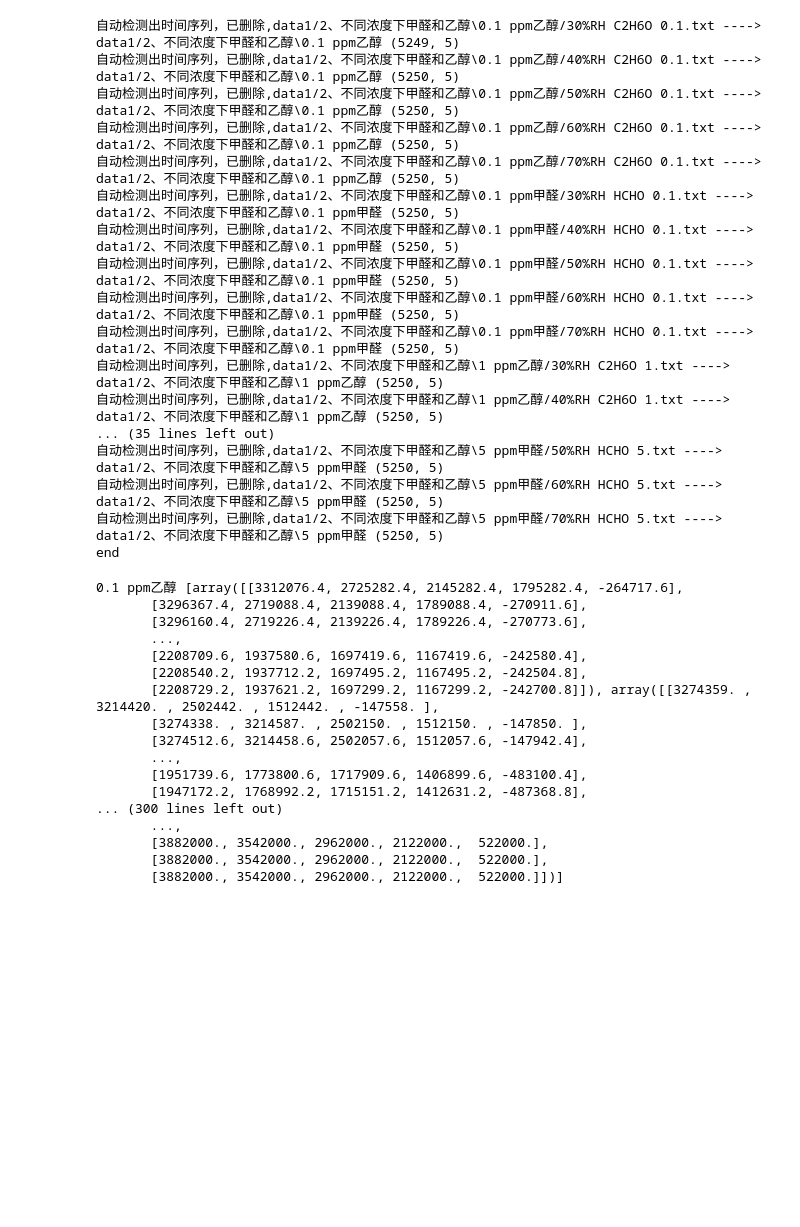
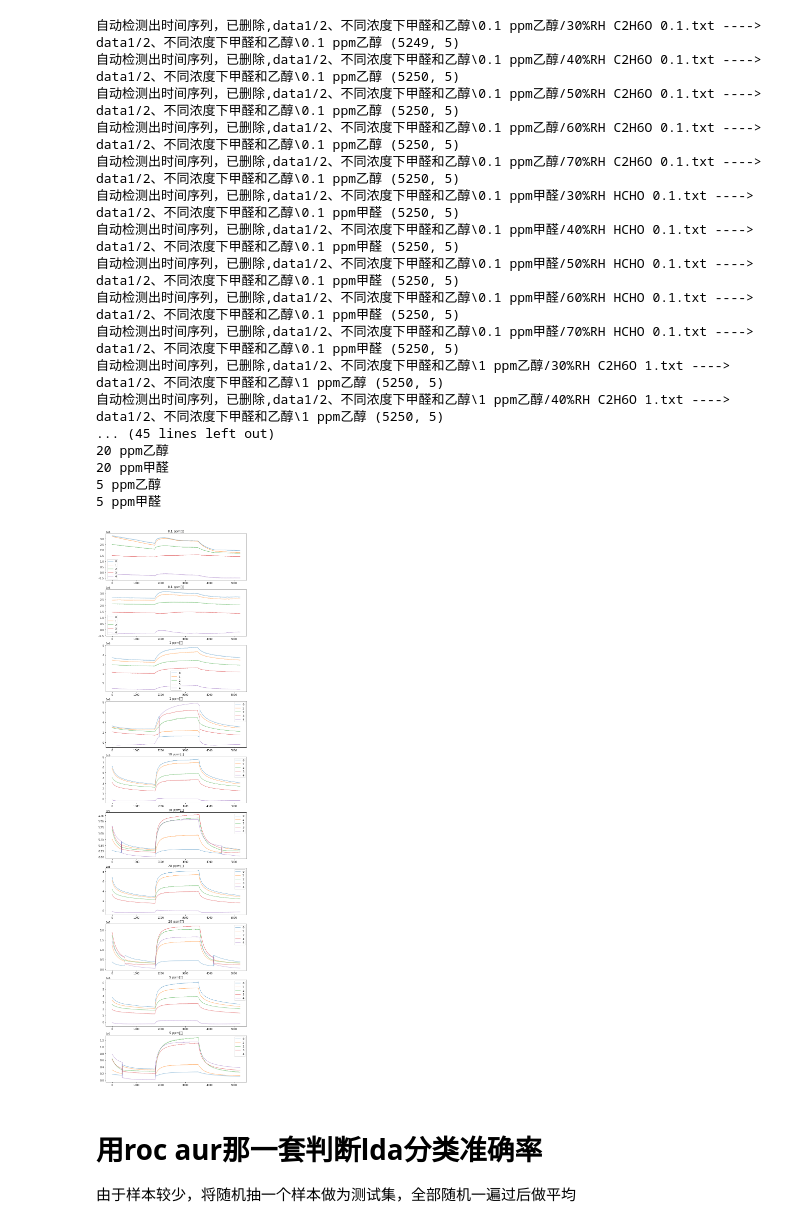
Before and after one commit to bbpp222006/elecnose_feature, a Jupyter notebook: data_anal.ipynb, the cells around one changed output. Cells and saved outputs as stored; diff of their text form; code cells hidden in the pictures; blank space fills up the shorter version.

```diff
--- a/data_anal.ipynb
+++ b/data_anal.ipynb
@@ -2,9 +2,15 @@
 import numpy as np
 import os
 import utils.load_data
+import matplotlib.pyplot as plt
+%matplotlib inline
 
 path = "data1/2、不同浓度下甲醛和乙醇"
 data_dict = utils.load_data.read_data(path)
+
+class_num = len(list(data_dict.keys()))
+for key, value in data_dict.items():
+    print(key, )
 # %% [output]
 自动检测出时间序列，已删除,data1/2、不同浓度下甲醛和乙醇\0.1 ppm乙醇/30%RH C2H6O 0.1.txt ----> data1/2、不同浓度下甲醛和乙醇\0.1 ppm乙醇 (5249, 5)
 自动检测出时间序列，已删除,data1/2、不同浓度下甲醛和乙醇\0.1 ppm乙醇/40%RH C2H6O 0.1.txt ----> data1/2、不同浓度下甲醛和乙醇\0.1 ppm乙醇 (5250, 5)
@@ -18,30 +24,24 @@ data_dict = utils.load_data.read_data(path)
 自动检测出时间序列，已删除,data1/2、不同浓度下甲醛和乙醇\0.1 ppm甲醛/70%RH HCHO 0.1.txt ----> data1/2、不同浓度下甲醛和乙醇\0.1 ppm甲醛 (5250, 5)
 自动检测出时间序列，已删除,data1/2、不同浓度下甲醛和乙醇\1 ppm乙醇/30%RH C2H6O 1.txt ----> data1/2、不同浓度下甲醛和乙醇\1 ppm乙醇 (5250, 5)
 自动检测出时间序列，已删除,data1/2、不同浓度下甲醛和乙醇\1 ppm乙醇/40%RH C2H6O 1.txt ----> data1/2、不同浓度下甲醛和乙醇\1 ppm乙醇 (5250, 5)
-... (35 lines left out)
-自动检测出时间序列，已删除,data1/2、不同浓度下甲醛和乙醇\5 ppm甲醛/50%RH HCHO 5.txt ----> data1/2、不同浓度下甲醛和乙醇\5 ppm甲醛 (5250, 5)
-自动检测出时间序列，已删除,data1/2、不同浓度下甲醛和乙醇\5 ppm甲醛/60%RH HCHO 5.txt ----> data1/2、不同浓度下甲醛和乙醇\5 ppm甲醛 (5250, 5)
-自动检测出时间序列，已删除,data1/2、不同浓度下甲醛和乙醇\5 ppm甲醛/70%RH HCHO 5.txt ----> data1/2、不同浓度下甲醛和乙醇\5 ppm甲醛 (5250, 5)
-end
+... (45 lines left out)
+20 ppm乙醇
+20 ppm甲醛
+5 ppm乙醇
+5 ppm甲醛
-# %%
-for key, value in data_dict.items():
-
-    print(key, )
-# %% [output]
-0.1 ppm乙醇 [array([[3312076.4, 2725282.4, 2145282.4, 1795282.4, -264717.6],
-       [3296367.4, 2719088.4, 2139088.4, 1789088.4, -270911.6],
-       [3296160.4, 2719226.4, 2139226.4, 1789226.4, -270773.6],
-       ...,
-       [2208709.6, 1937580.6, 1697419.6, 1167419.6, -242580.4],
-       [2208540.2, 1937712.2, 1697495.2, 1167495.2, -242504.8],
-       [2208729.2, 1937621.2, 1697299.2, 1167299.2, -242700.8]]), array([[3274359. , 3214420. , 2502442. , 1512442. , -147558. ],
-       [3274338. , 3214587. , 2502150. , 1512150. , -147850. ],
-       [3274512.6, 3214458.6, 2502057.6, 1512057.6, -147942.4],
-       ...,
-       [1951739.6, 1773800.6, 1717909.6, 1406899.6, -483100.4],
-       [1947172.2, 1768992.2, 1715151.2, 1412631.2, -487368.8],
-... (300 lines left out)
-       ...,
-       [3882000., 3542000., 2962000., 2122000.,  522000.],
-       [3882000., 3542000., 2962000., 2122000.,  522000.],
-       [3882000., 3542000., 2962000., 2122000.,  522000.]])]
+# %%
+plt.figure(figsize=[10,40])
+for i ,key in enumerate(list(data_dict.keys())):
+    ax = plt.subplot2grid((class_num,1), (i,0))
+    data_num = len(list(data_dict[key]))
+    data_show = data_dict[key][np.random.randint(0,data_num)]
+    for j in range(data_show.shape[1]):
+        ax.plot(range(data_show.shape[0]),data_show[:,j],label = j,alpha = 0.5)
+    ax.set_title(key)
+    ax.legend()
+plt.show()
+# %% [output]
+[figure, added]
+# %% [markdown]
+# 用roc aur那一套判断lda分类准确率
+由于样本较少，将随机抽一个样本做为测试集，全部随机一遍过后做平均
```
Also changed, not shown: 2 other files.
